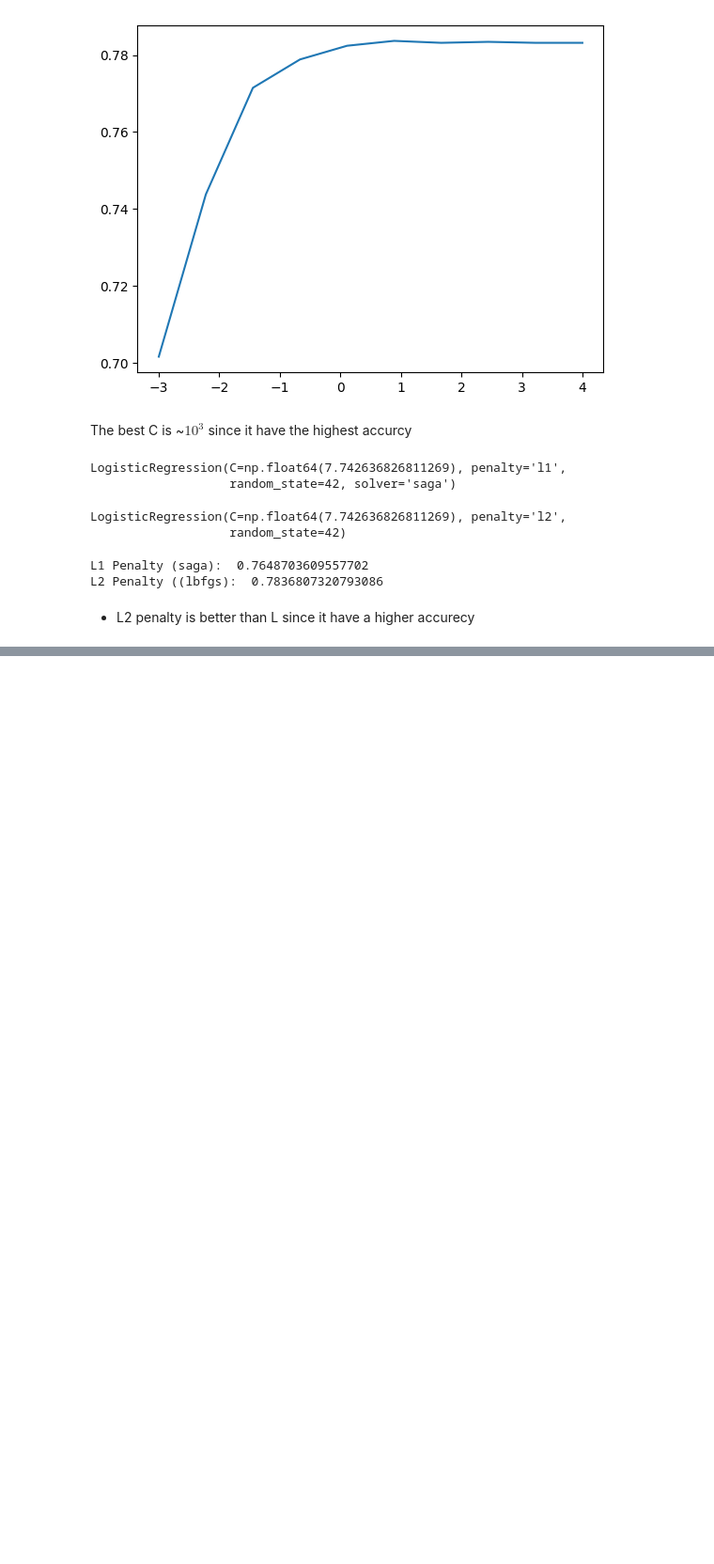
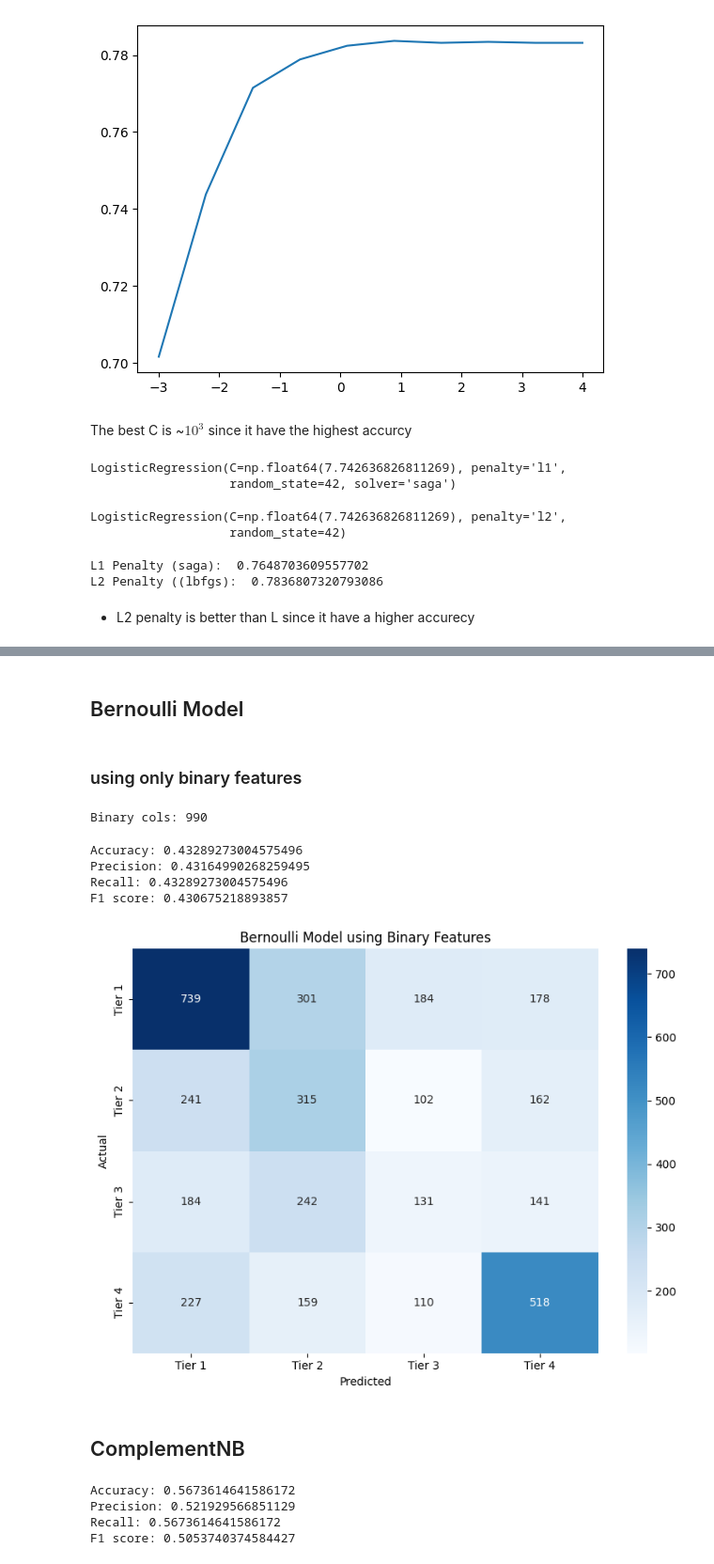
Before and after one commit to Get-Shit-Done-0-0/Machine-2, a Jupyter notebook: FIFA Players Performance Analysis.ipynb, the cells around one changed output, grey strips where cells are left out. Shown at 94% size. Saved outputs shown, nothing was run; the diff lists cells and outputs as text; code cells hidden in the pictures; blank space fills up the shorter version.

```diff
--- a/FIFA Players Performance Analysis.ipynb
+++ b/FIFA Players Performance Analysis.ipynb
@@ -566,0 +644,4 @@ L2 Penalty ((lbfgs):  0.7836807320793086
+# %% [markdown]
+## Bernoulli Model
+# %% [markdown]
+### using only binary features
@@ -566,0 +650,25 @@ L2 Penalty ((lbfgs):  0.7836807320793086
+# %%
+binary_cols = [col for col in X_train_encoded.columns if X_train_encoded[col].nunique() == 2]
+print(f"Binary cols: {len(binary_cols)}")
+# %% [output]
+Binary cols: 990
+# %%
+X_train_bern = X_train_encoded[binary_cols]
+X_test_bern = X_test_encoded[binary_cols]
+
+bnb = BernoulliNB()
+bnb.fit(X_train_bern, y_classification)
+bnb_pred = bnb.predict(X_test_bern)
+# %%
+evaluate_model(y_test_classification, bnb_pred)
+# %% [output]
+Accuracy: 0.43289273004575496
+Precision: 0.43164990268259495
+Recall: 0.43289273004575496
+F1 score: 0.430675218893857
+# %%
+plot_heatmap(y_test_classification, bnb_pred, 'Bernoulli Model using Binary Features')
+# %% [output]
+[figure, added]
+# %% [markdown]
+## ComplementNB
@@ -566,0 +693,7 @@ L2 Penalty ((lbfgs):  0.7836807320793086
+# %%
+evaluate_model(y_test_classification, cnb_pred)
+# %% [output]
+Accuracy: 0.5673614641586172
+Precision: 0.521929566851129
+Recall: 0.5673614641586172
+F1 score: 0.5053740374584427
```
Also changed, not shown: parts of 50 cells of this notebook.
